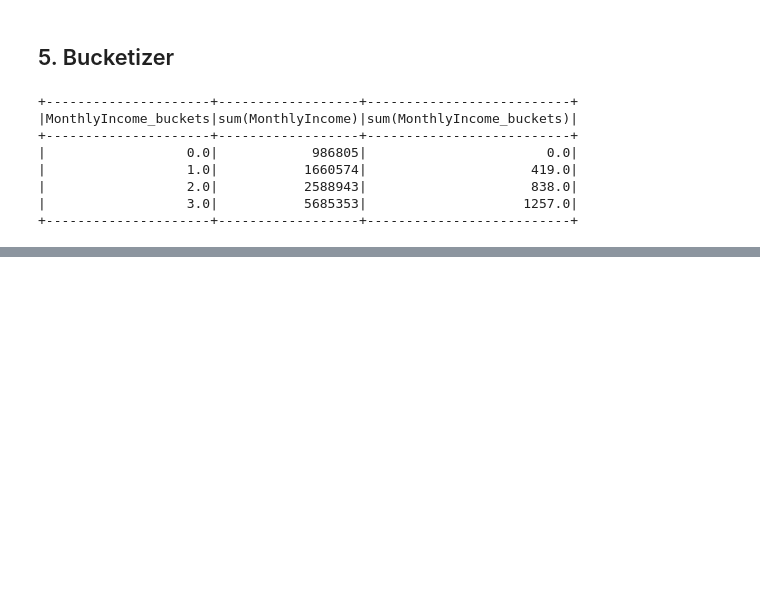
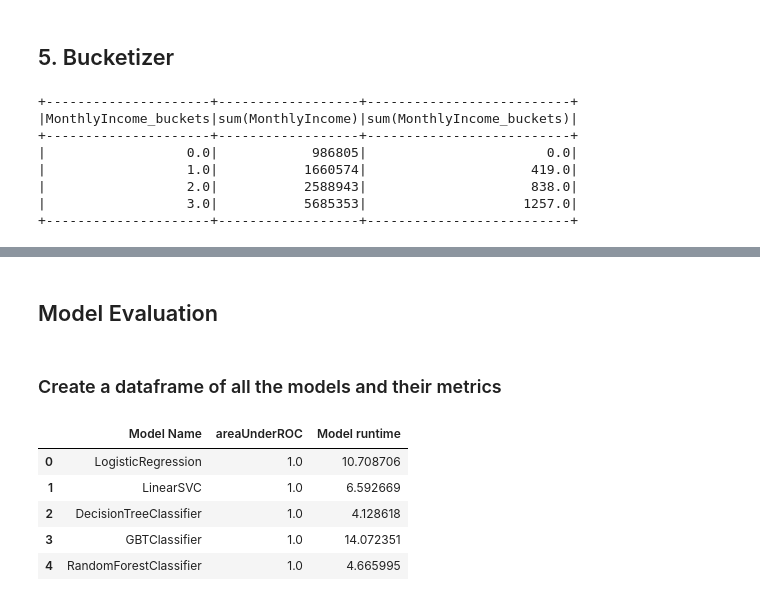
Before and after one commit to NamanJhawar-NMIMS/Classification-with-pyspark, a Jupyter notebook: Assignment_Classification_with_pyspark.ipynb, the cells around one changed output, grey strips where cells are left out. Drawn from its saved outputs; the diff is of its cells as text; code cells hidden in the pictures; blank space fills up the shorter version.

Commit message:
Made all the modifications and added the Index

```diff
--- a/Assignment_Classification_with_pyspark.ipynb
+++ b/Assignment_Classification_with_pyspark.ipynb
@@ -463,0 +702,9 @@ session.sql("select Department, count(Department) from attrition_tb group by Dep
+# %%
+time1=time.time()
+
+model=LinearSVC(featuresCol=final_vec_obj.getOutputCol(),labelCol="Attrition_indexed")
+linearSVC_results=model.fit(train).transform(test)
+print(linearSVC_results.select(model.getFeaturesCol(),model.getLabelCol(),'rawPrediction','prediction').show())
+model_metric[str(model).split("_")[0]]=evaluation_function(linearSVC_results)
+
+runtimeOfModels.append(time.time()-time1)
@@ -463,0 +731,10 @@ session.sql("select Department, count(Department) from attrition_tb group by Dep
+# %%
+time1=time.time()
+
+model=DecisionTreeClassifier(featuresCol=final_vec_obj.getOutputCol(),labelCol="Attrition_indexed")
+DecisionTreeClassifier_results=model.fit(train).transform(test)
+print(DecisionTreeClassifier_results.select(model.getFeaturesCol(),model.getLabelCol(),'rawPrediction','prediction').show())
+model_metric[str(model).split("_")[0]]=evaluation_function(DecisionTreeClassifier_results)
+
+
+runtimeOfModels.append(time.time()-time1)
@@ -463,0 +762,9 @@ session.sql("select Department, count(Department) from attrition_tb group by Dep
+# %%
+time1=time.time()
+
+model=GBTClassifier(featuresCol=final_vec_obj.getOutputCol(),labelCol="Attrition_indexed")
+GBTClassifier_results=model.fit(train).transform(test)
+print(GBTClassifier_results.select(model.getFeaturesCol(),model.getLabelCol(),'rawPrediction','prediction').show())
+model_metric[str(model).split("_")[0]]=evaluation_function(GBTClassifier_results)
+
+runtimeOfModels.append(time.time()-time1)
@@ -463,0 +791,9 @@ session.sql("select Department, count(Department) from attrition_tb group by Dep
+# %%
+time1=time.time()
+
+model=RandomForestClassifier(featuresCol=final_vec_obj.getOutputCol(),labelCol="Attrition_indexed")
+RandomForestClassifier_results=model.fit(train).transform(test)
+print(RandomForestClassifier_results.select(model.getFeaturesCol(),model.getLabelCol(),'rawPrediction','prediction').show())
+model_metric[str(model).split("_")[0]]=evaluation_function(RandomForestClassifier_results)
+
+runtimeOfModels.append(time.time()-time1)
@@ -463,0 +818,15 @@ session.sql("select Department, count(Department) from attrition_tb group by Dep
+# %% [markdown]
+## Model Evaluation
+# %% [markdown]
+### Create a dataframe of all the models and their metrics
+# %%
+model_metric={'Model Name':list(model_metric.keys()),'areaUnderROC':list(model_metric.values()),'Model runtime':runtimeOfModels}
+model_metric_df=pd.DataFrame(model_metric)
+model_metric_df
+# %% [output]
+|  | Model Name | areaUnderROC | Model runtime |
+| 0 | LogisticRegression | 1.0 | 10.708706 |
+| 1 | LinearSVC | 1.0 | 6.592669 |
+| 2 | DecisionTreeClassifier | 1.0 | 4.128618 |
+| 3 | GBTClassifier | 1.0 | 14.072351 |
+| 4 | RandomForestClassifier | 1.0 | 4.665995 |
```
Also changed, not shown: parts of 77 cells of this notebook.
